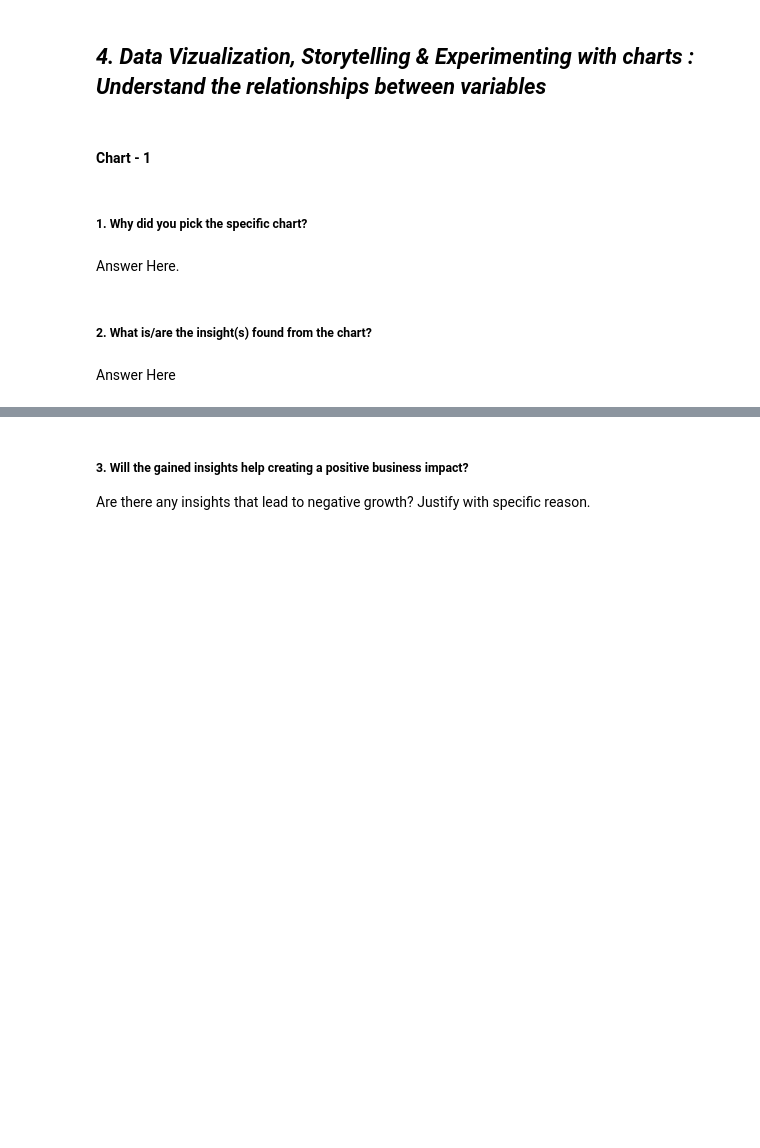
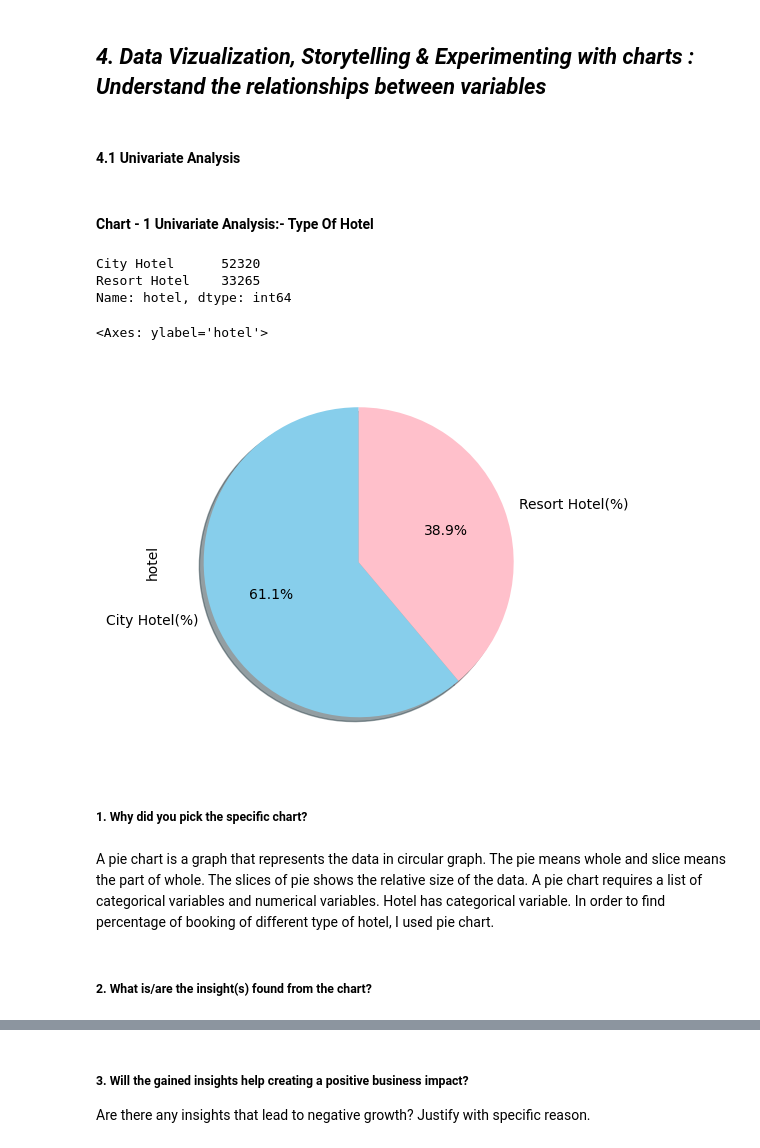
Before and after one commit to priyarane879/Hotel-Booking-Analysis, a Jupyter notebook: Priya_Naik_Hotel_Booking_Analysis_EDA_project.ipynb, the cells around one changed output, grey strips where cells are left out. Drawn from its saved outputs; the diff is of its cells as text; code cells hidden in the pictures; blank space fills up the shorter version.

```diff
--- a/Priya_Naik_Hotel_Booking_Analysis_EDA_project.ipynb
+++ b/Priya_Naik_Hotel_Booking_Analysis_EDA_project.ipynb
@@ -535,5 +535,7 @@ Also removed those column whose total stay is zero and booking status is not can
 * **Removal of outlier**:- There were only one value adr which was very high(5400) so I have removed it.
 # %% [markdown]
 ## ***4. Data Vizualization, Storytelling & Experimenting with charts : Understand the relationships between variables***
+# %% [markdown]
+#### 4.1 Univariate Analysis
 # %% [markdown]
-#### Chart - 1
+ #### Chart - 1 Univariate Analysis:- Type Of Hotel
@@ -542,8 +542,27 @@ Also removed those column whose total stay is zero and booking status is not can
+# %%
+# Chart - 1 visualization code
+# Dependant Column Value Counts
+print(dataset_hotel.hotel.value_counts()) #This will gives us no. of occurance of each unique value from hotel column
+print(" ")
+# Dependant Variable Column Visualization
+dataset_hotel['hotel'].value_counts().plot(kind='pie',
+                              figsize=(5,6),
+                               autopct="%1.1f%%",
+                               startangle=90,
+                               shadow=True,
+                               labels=['City Hotel(%)','Resort Hotel(%)'],
+                               colors=['skyblue','pink'],
+                               explode=[0,0]
+                              )#plotting pie chart of hotel column
+# %% [output]
+City Hotel      52320
+Resort Hotel    33265
+Name: hotel, dtype: int64
+<Axes: ylabel='hotel'>
+[figure, added]
 # %% [markdown]
 ##### 1. Why did you pick the specific chart?
-# %% [markdown]
-Answer Here.
+# %% [markdown]
+A pie chart is a graph that represents the data in circular graph. The pie means whole and slice means the part of whole. The slices of pie shows the relative size of the data. A pie chart requires a list of categorical variables and numerical variables. Hotel has categorical variable. In order to find percentage of booking of different type of hotel, I used pie chart.
 # %% [markdown]
 ##### 2. What is/are the insight(s) found from the chart?
-# %% [markdown]
-Answer Here
```
Also changed, not shown: parts of 157 cells of this notebook.
